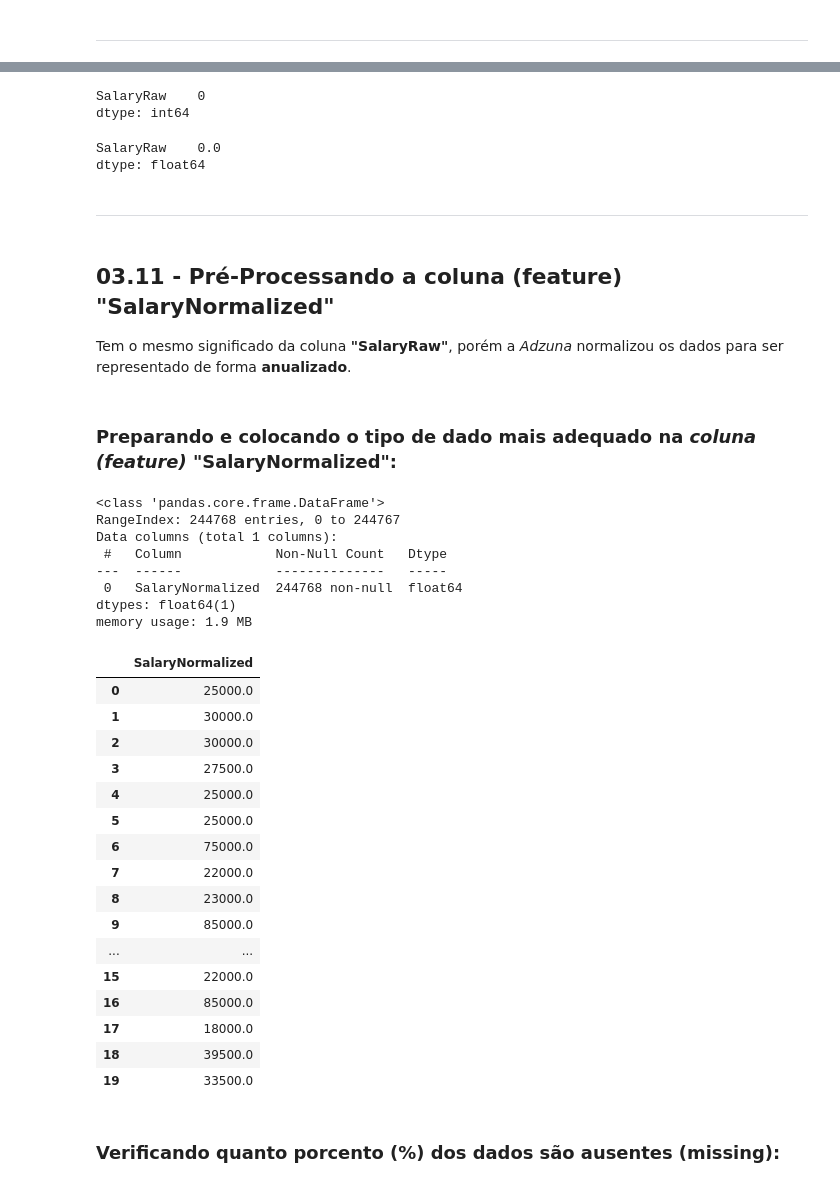
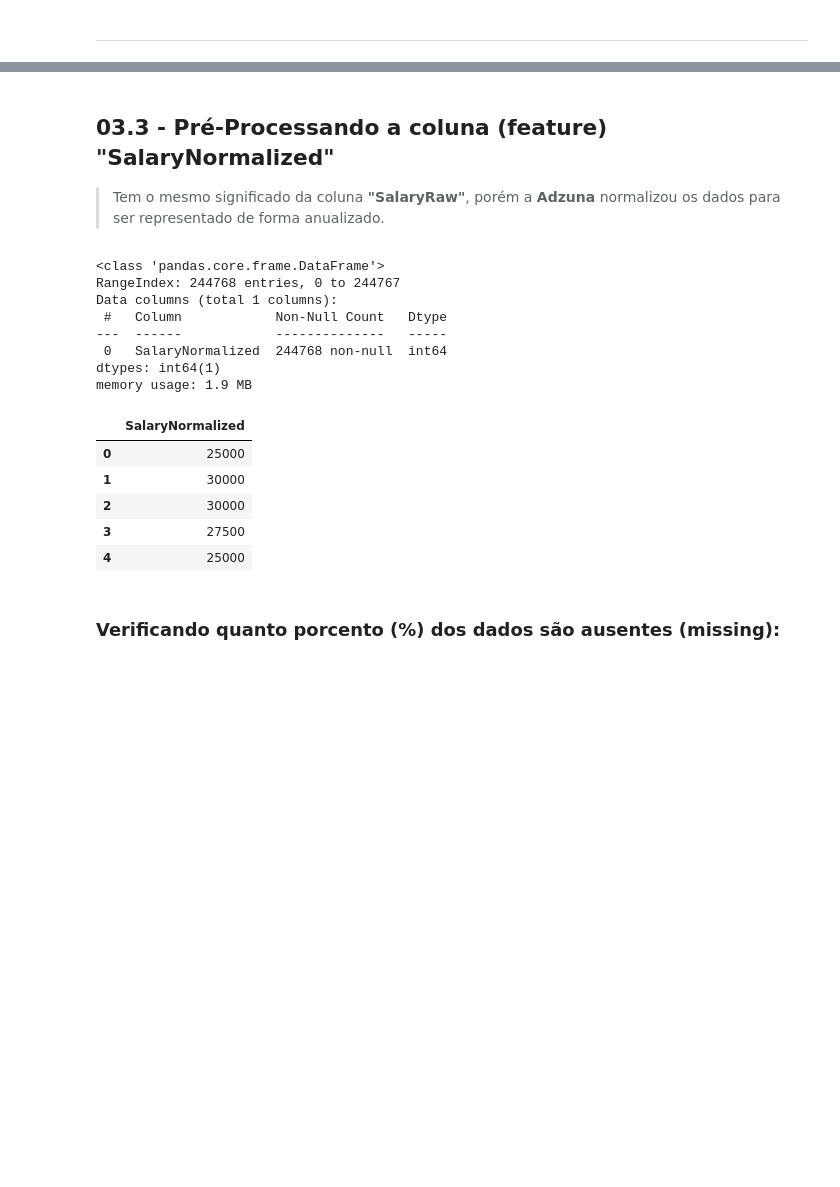
Before and after one commit to rodrigols89/jsp, a Jupyter notebook: notebooks/preprocessing.ipynb, the cells around one changed output, grey strips where cells are left out. Drawn from its saved outputs; the diff is of its cells as text; code cells hidden in the pictures; blank space fills up the shorter version.

```diff
--- a/notebooks/preprocessing.ipynb
+++ b/notebooks/preprocessing.ipynb
@@ -612,55 +316,25 @@ memory usage: 1.9 MB
-# %%
-# Data missing sum.
-missing = df_SalaryRaw.isnull().sum()
-missing
-# %% [output]
-SalaryRaw    0
-dtype: int64
-# %%
-# Data missing in percent.
-percentMissing = (missing / len(df_SalaryRaw.index)) * 100
-percentMissing
-# %% [output]
-SalaryRaw    0.0
-dtype: float64
-# %% [markdown]
----
 # %% [markdown]
-## 03.11 - Pré-Processando a coluna (feature) "SalaryNormalized"
-Tem o mesmo significado da coluna **"SalaryRaw"**, porém a *Adzuna* normalizou os dados para ser representado de forma **anualizado**.
+## 03.3 - Pré-Processando a coluna (feature) "SalaryNormalized"
+> Tem o mesmo significado da coluna **"SalaryRaw"**, porém a **Adzuna** normalizou os dados para ser representado de forma anualizado.
-# %% [markdown]
-### Preparando e colocando o tipo de dado mais adequado na *coluna (feature)* "SalaryNormalized":
 # %%
-df_SalaryNormalized = full_df[["SalaryNormalized"]].copy()
-df_SalaryNormalized = df_SalaryNormalized.astype({'SalaryNormalized': 'float64'})
+df_SalaryNormalized = full_df[["SalaryNormalized"]]
 df_SalaryNormalized.info()
-df_SalaryNormalized.head(20)
+df_SalaryNormalized.head()
 # %% [output]
 <class 'pandas.core.frame.DataFrame'>
 RangeIndex: 244768 entries, 0 to 244767
 Data columns (total 1 columns):
  #   Column            Non-Null Count   Dtype
 ---  ------            --------------   -----
- 0   SalaryNormalized  244768 non-null  float64
-dtypes: float64(1)
+ 0   SalaryNormalized  244768 non-null  int64
+dtypes: int64(1)
 memory usage: 1.9 MB
 |  | SalaryNormalized |
-| 0 | 25000.0 |
-| 1 | 30000.0 |
-| 2 | 30000.0 |
-| 3 | 27500.0 |
-| 4 | 25000.0 |
-| 5 | 25000.0 |
-| 6 | 75000.0 |
-| 7 | 22000.0 |
-| 8 | 23000.0 |
-| 9 | 85000.0 |
-| ... | ... |
-| 15 | 22000.0 |
-| 16 | 85000.0 |
-| 17 | 18000.0 |
-| 18 | 39500.0 |
-| 19 | 33500.0 |
+| 0 | 25000 |
+| 1 | 30000 |
+| 2 | 30000 |
+| 3 | 27500 |
+| 4 | 25000 |
 # %% [markdown]
 ### Verificando quanto porcento (%) dos dados são ausentes (missing):
 # %%
```
Also changed, not shown: parts of 111 cells of this notebook, 5 other files.
